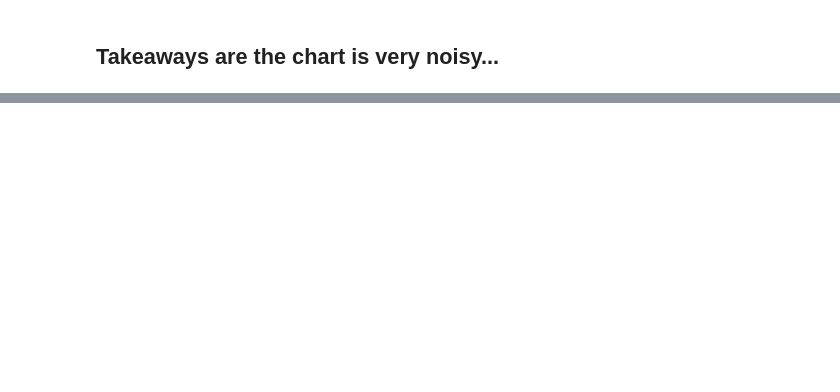
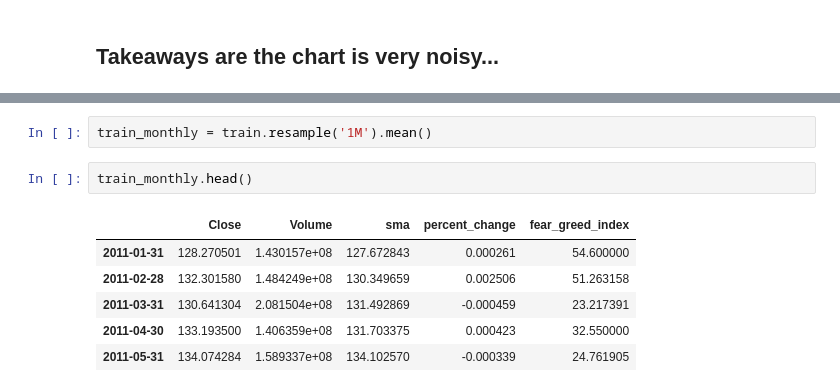
Before and after one commit to lincolnmuriithi11/Predicting_Equity_Prices, a Jupyter notebook: stock_predictor_SPY_Fear_Greed_Index.ipynb, the cells around one changed output, grey strips where cells are left out. Saved outputs shown, nothing was run; the diff lists cells and outputs as text; blank space fills up the shorter version.

```diff
--- a/stock_predictor_SPY_Fear_Greed_Index.ipynb
+++ b/stock_predictor_SPY_Fear_Greed_Index.ipynb
@@ -215,0 +225,11 @@ plt.show()
+# %%
+train_monthly = train.resample('1M').mean()
+# %%
+train_monthly.head()
+# %% [output]
+|  | Close | Volume | sma | percent_change | fear_greed_index |
+| 2011-01-31 | 128.270501 | 1.430157e+08 | 127.672843 | 0.000261 | 54.600000 |
+| 2011-02-28 | 132.301580 | 1.484249e+08 | 130.349659 | 0.002506 | 51.263158 |
+| 2011-03-31 | 130.641304 | 2.081504e+08 | 131.492869 | -0.000459 | 23.217391 |
+| 2011-04-30 | 133.193500 | 1.406359e+08 | 131.703375 | 0.000423 | 32.550000 |
+| 2011-05-31 | 134.074284 | 1.589337e+08 | 134.102570 | -0.000339 | 24.761905 |
```
Also changed, not shown: parts of 6 cells of this notebook.
